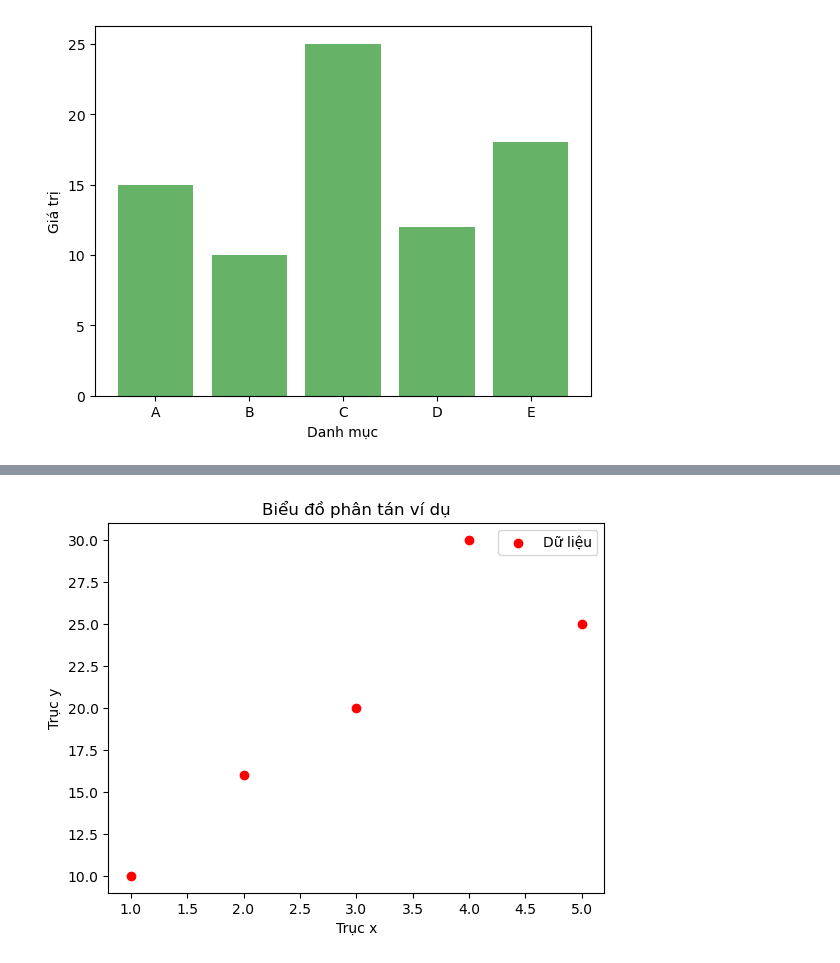
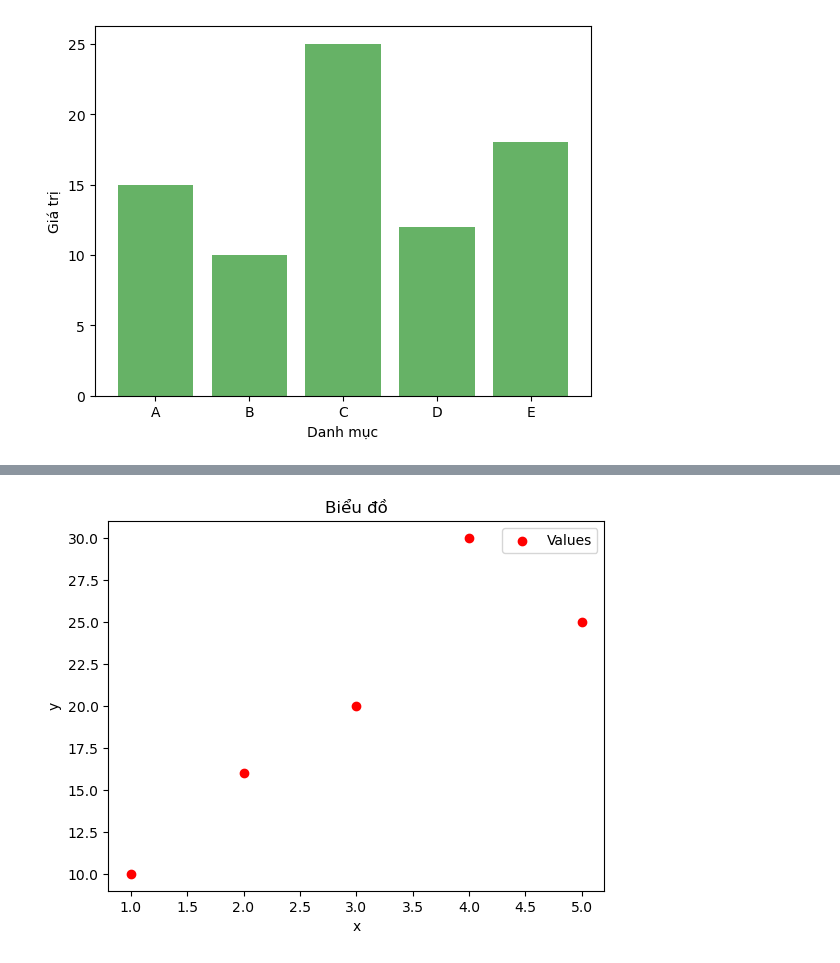
Before and after one commit to qdatdevelop/thigiacmaytinh, a Jupyter notebook: 08.ipynb, the cells around one changed output, grey strips where cells are left out. Drawn from its saved outputs; the diff is of its cells as text; code cells hidden in the pictures.

```diff
--- a/08.ipynb
+++ b/08.ipynb
@@ -43,17 +40,17 @@ plt.show()
 # %%
 import matplotlib.pyplot as plt
 
 x = [1, 2, 3, 4, 5]
 y = [10, 16, 20, 30, 25]
 
-plt.scatter(x, y, c='r', marker='o', label='Dữ liệu')
-plt.title('Biểu đồ phân tán ví dụ')
-plt.xlabel('Trục x')
-plt.ylabel('Trục y')
+plt.scatter(x, y, c='r', marker='o', label='Values')
+plt.title('Biểu đồ')
+plt.xlabel('x')
+plt.ylabel('y')
 plt.legend()
 plt.show()
 # %% [output]
-[figure, old version]
+[figure, new version]
 # %%
 import matplotlib.pyplot as plt
 
```
Also changed, not shown: parts of 8 cells of this notebook, 8 other files.
